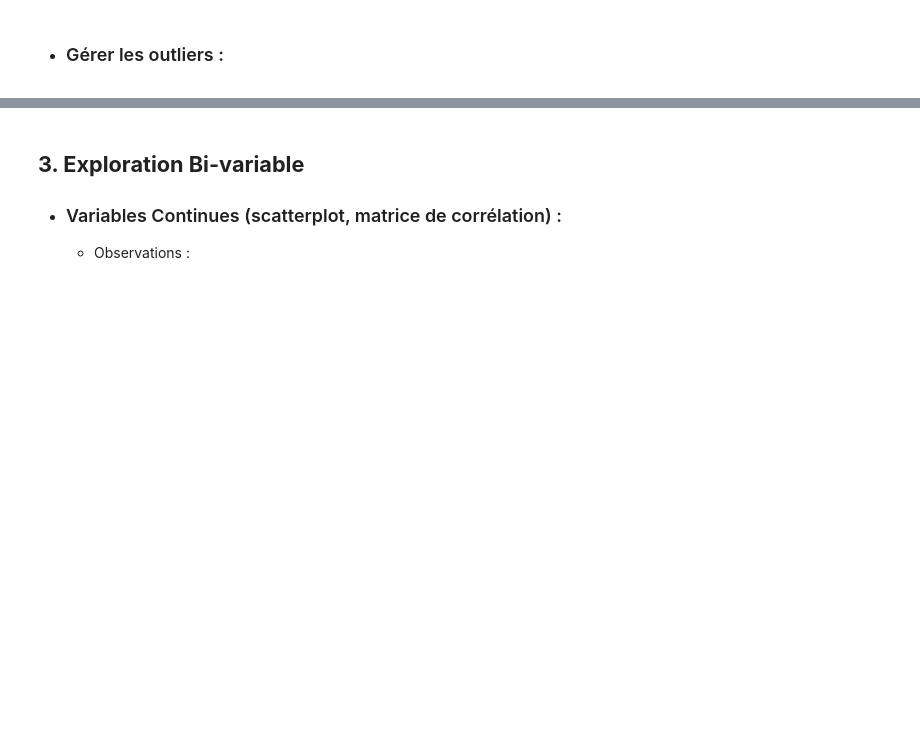
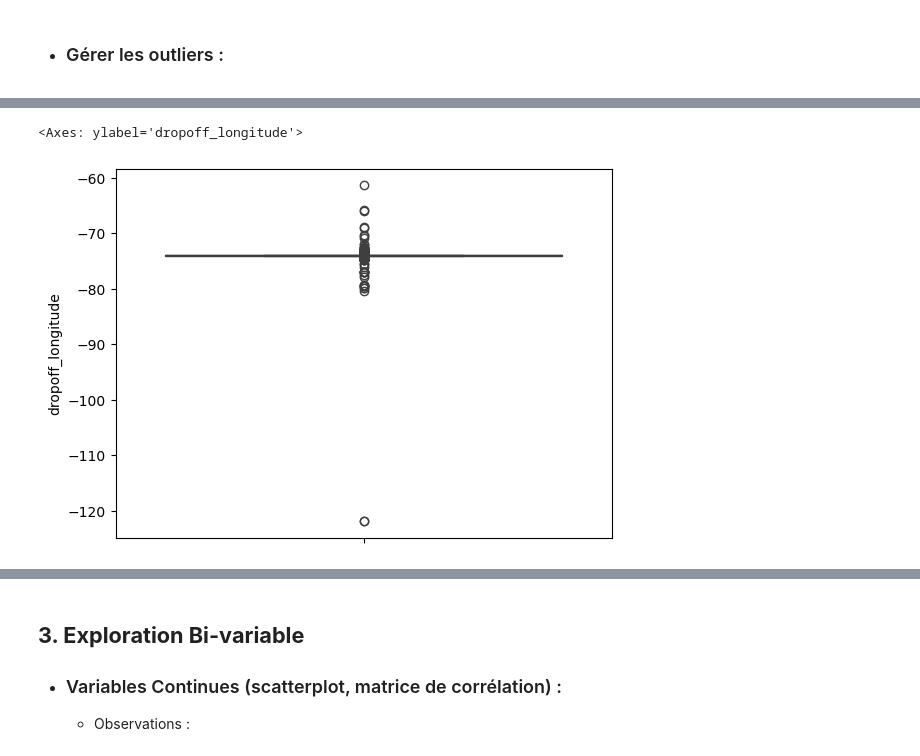
Before and after one commit to Chriishero/Programmation, a Jupyter notebook: Python/Intelligence Artificielle/Projet/New York City Taxi Trip Duration (Kaggle)/EDA.ipynb, the cells around one changed output, grey strips where cells are left out. Saved outputs shown, nothing was run; the diff lists cells and outputs as text; code cells hidden in the pictures; blank space fills up the shorter version.

```diff
--- a/Python/Intelligence Artificielle/Projet/New York City Taxi Trip Duration (Kaggle)/EDA.ipynb
+++ b/Python/Intelligence Artificielle/Projet/New York City Taxi Trip Duration (Kaggle)/EDA.ipynb
@@ -230,0 +289,5 @@ Name: count, dtype: int64
+# %%
+sns.boxplot(df["dropoff_longitude"])
+# %% [output]
+<Axes: ylabel='dropoff_longitude'>
+[figure, added]
```
Also changed, not shown: parts of 20 cells of this notebook, 1 other file.
